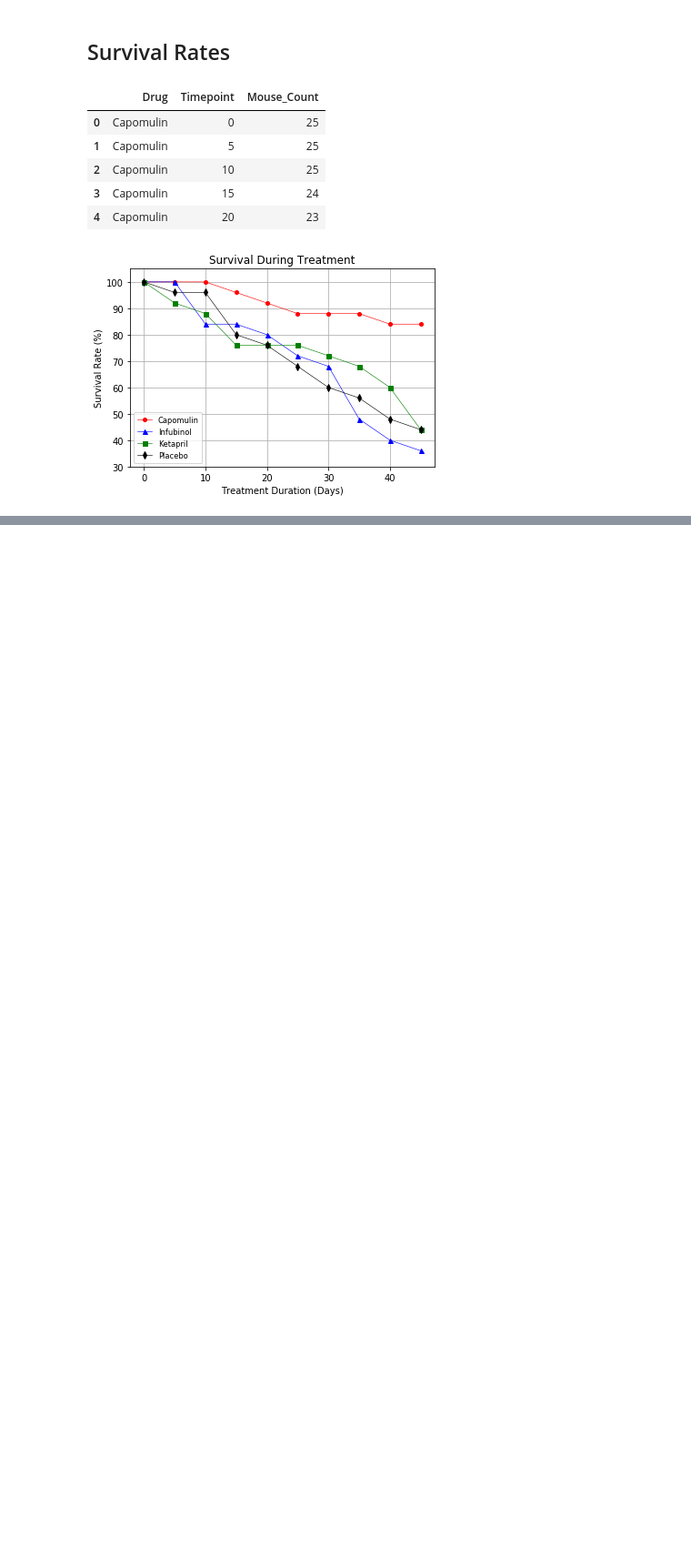
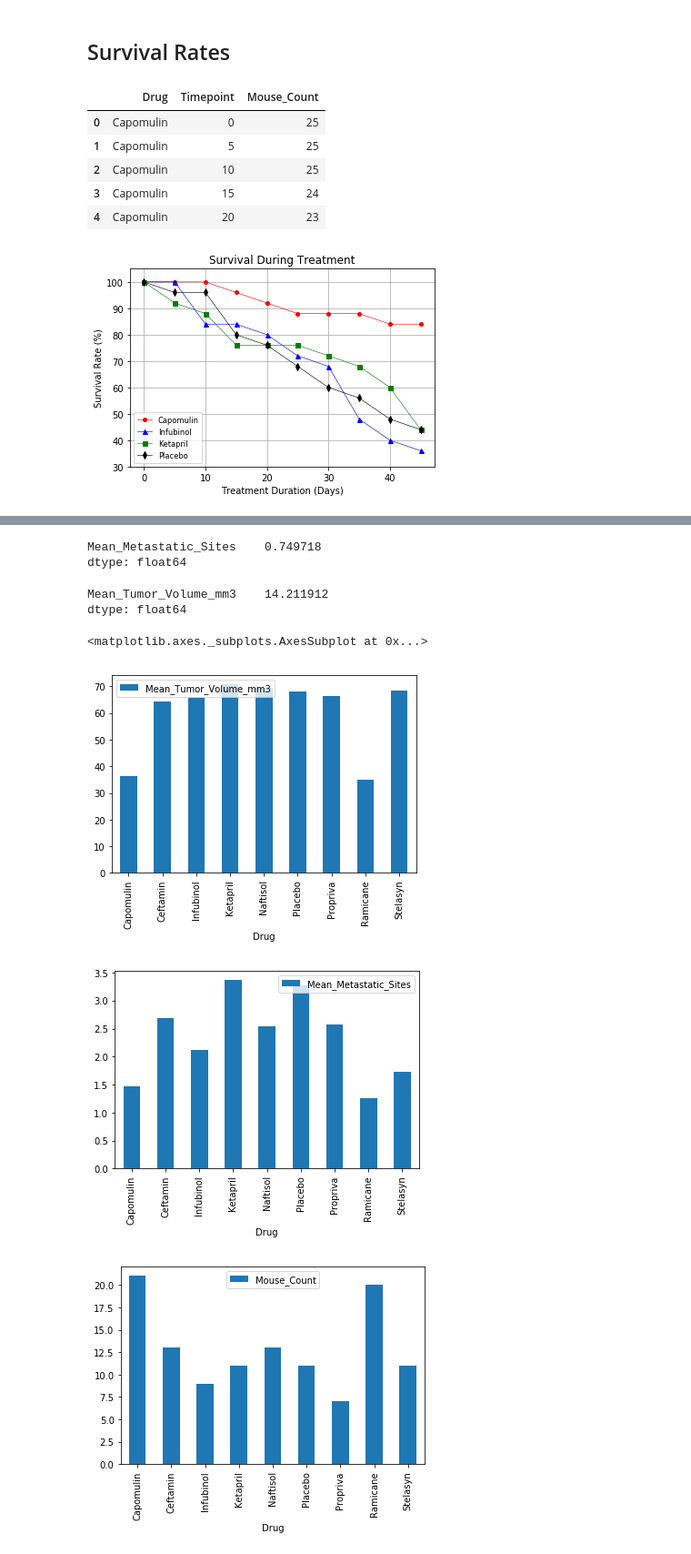
Before and after one commit to adrianvtx/matPlotLib, a Jupyter notebook: Instructions/Pymaceuticals/Pymaceuticals_HW_VOJVODIC.ipynb, the cells around one changed output, grey strips where cells are left out. Shown: that part at 91% size. Drawn from its saved outputs; the diff is of its cells as text; code cells hidden in the pictures; blank space fills up the shorter version.

```diff
--- a/Instructions/Pymaceuticals/Pymaceuticals_HW_VOJVODIC.ipynb
+++ b/Instructions/Pymaceuticals/Pymaceuticals_HW_VOJVODIC.ipynb
@@ -314,3 +314,15 @@ plt.savefig("Fig3")
 plt.show()
 # %% [output]
 [figure]
+# %%
+table3 = summaryTable[['Drug', 'Mean_Tumor_Volume_mm3', 'Mean_Metastatic_Sites', 'Mouse_Count']]
+table5 = table3.set_index('Drug').reset_index()
+e= np.arange(9,90,10)
+f=np.arange(0,90,10)
+table4=table3.iloc[e,:]
+table6=table3.iloc[f,:]
+table7=pd.merge(table4, table6, how="outer", on=['Drug', 'Mean_Tumor_Volume_mm3', 'Mean_Metastatic_Sites', 'Mouse_Count'])
+table7.sort_values(by=['Drug']).reset_index()
+# rowsT=['Capomulin','Infubinol','Ketapril','Placebo']
+# table7.pivot(columns='Timepoint', values=['Drug','Mean_Tumor_Volume_mm3','Mean_Metastatic_Sites','Mouse_Count'])
+table7
@@ -317,8 +347,10 @@ plt.show()
 # %%
-table3 = summaryTable[['Timepoint','Drug', 'Mean_Tumor_Volume_mm3', 'Mean_Metastatic_Sites', 'Mouse_Count']]
-e= np.arange(9,90,10)
-f=np.arange(0,90,10)
-table4=pd.DataFrame(table3.iloc[e,:]),pd.DataFrame(table3.iloc[f,:])
-
-pd.DataFrame(table4).head() #TUPLE
+# table3 = summaryTable[['Timepoint','Drug', 'Mean_Tumor_Volume_mm3', 'Mean_Metastatic_Sites', 'Mouse_Count']]
+# e= np.arange(9,90,10)
+# f=np.arange(0,90,10)
+# table4=table3.iloc[e,:],pd.DataFrame(table3.iloc[f,:]
+table4.new_index=['Drug']
+table4
+tumor_growth_ratio = ((table4[["Mean_Tumor_Volume_mm3"]].values)/45)
+tumor_growth_ratio
 # %% [output]
@@ -355,2 +379,32 @@ NameError: name 'x_axis' is not defined
+# %%
+table4[["Mean_Metastatic_Sites"]].std()
+# %% [output]
+Mean_Metastatic_Sites    0.749718
+dtype: float64
+# %%
+table4[["Mean_Tumor_Volume_mm3"]].std()
+# %% [output]
+Mean_Tumor_Volume_mm3    14.211912
+dtype: float64
+# %%
+# fig.ax = plt.subplots()
+
+table4.plot.bar("Drug", "Mean_Tumor_Volume_mm3")
+table4.plot.bar("Drug", "Mean_Metastatic_Sites")
+table4.plot.bar("Drug", "Mouse_Count")
+
+# y_axis=table4['Mean_Tumor_Volume_mm3'],table4['Mean_Metastatic_Sites']
+# ax.figure.suptitle('Summary of Data', size=25)
+# ax.set_xlabel('Drug')
+# ax.yaxis.tick_right()
+# ax.bar(table4.index, y,color="r",label="Capomulin")
+# ax.bar(table4.index, y, color="b",label="Infubinol")
+# ax.bar(table4.index, y, color="g",label="Ketapril")
+# ax.bar(table4.index, y, color="black",label="Placebo")
+# %% [output]
+<matplotlib.axes._subplots.AxesSubplot at 0x...>
+[figure, added]
+[figure, added]
+[figure, added]
 # %%
 # Tell matplotlib where we would like to place each of our x axis headers
```
Also changed, not shown: parts of 5 cells of this notebook.
